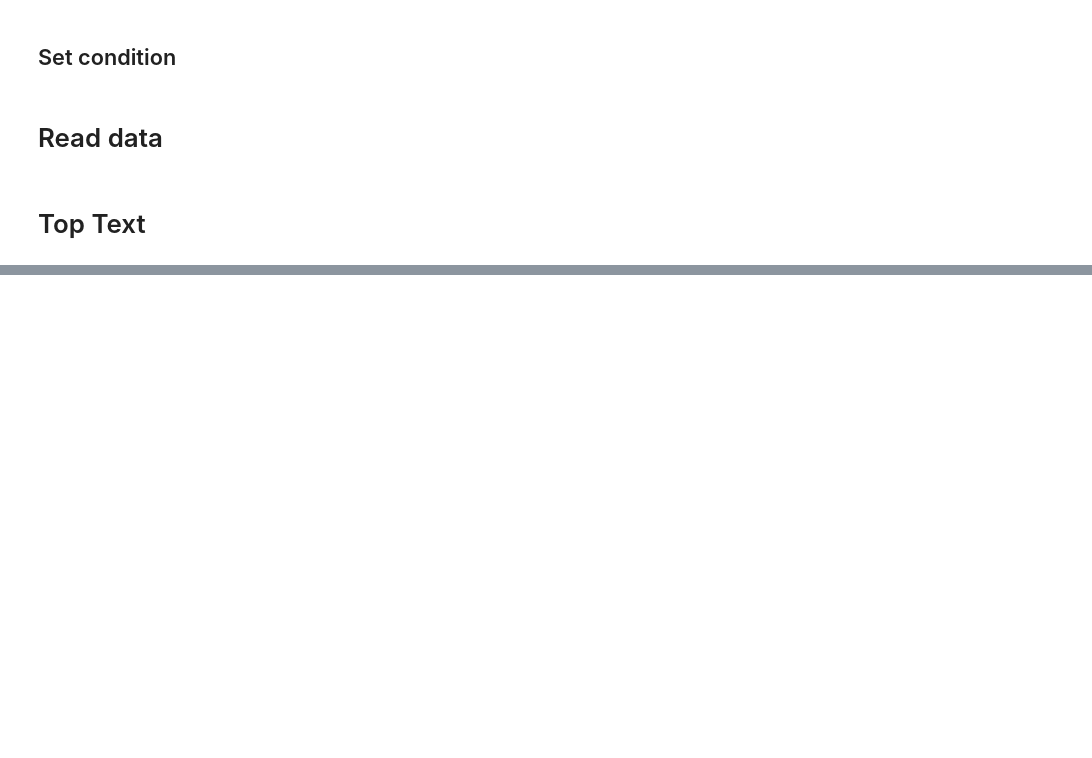
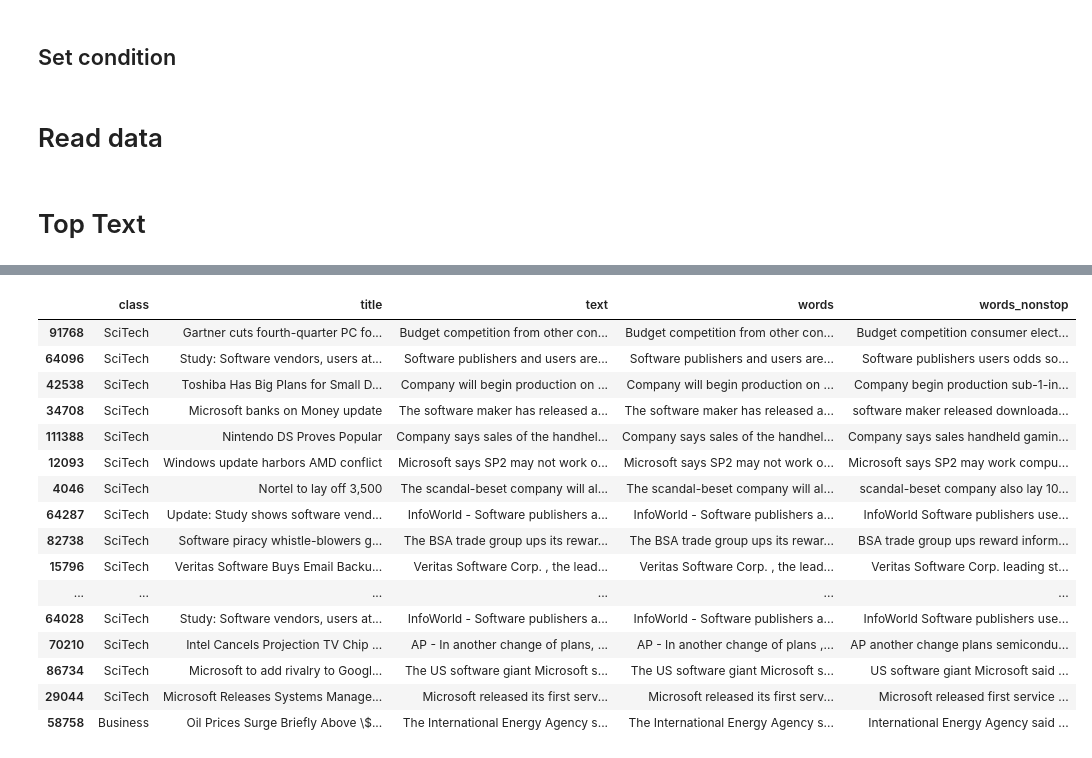
Before and after one commit to YuriNakayama/TextClassificationCode, a Jupyter notebook: Visualize/TopText/TopText.ipynb, the cells around one changed output, grey strips where cells are left out. Saved outputs shown, nothing was run; the diff lists cells and outputs as text; code cells hidden in the pictures; blank space fills up the shorter version.

```diff
--- a/Visualize/TopText/TopText.ipynb
+++ b/Visualize/TopText/TopText.ipynb
@@ -73,0 +119,20 @@ for class_num in range(class_nums):
+# %%
+df_locs["Business"]
+# %% [output]
+|  | class | title | text | words | words_nonstop |
+| 91768 | SciTech | Gartner cuts fourth-quarter PC fo... | Budget competition from other con... | Budget competition from other con... | Budget competition consumer elect... |
+| 64096 | SciTech | Study: Software vendors, users at... | Software publishers and users are... | Software publishers and users are... | Software publishers users odds so... |
+| 42538 | SciTech | Toshiba Has Big Plans for Small D... | Company will begin production on ... | Company will begin production on ... | Company begin production sub-1-in... |
+| 34708 | SciTech | Microsoft banks on Money update | The software maker has released a... | The software maker has released a... | software maker released downloada... |
+| 111388 | SciTech | Nintendo DS Proves Popular | Company says sales of the handhel... | Company says sales of the handhel... | Company says sales handheld gamin... |
+| 12093 | SciTech | Windows update harbors AMD conflict | Microsoft says SP2 may not work o... | Microsoft says SP2 may not work o... | Microsoft says SP2 may work compu... |
+| 4046 | SciTech | Nortel to lay off 3,500 | The scandal-beset company will al... | The scandal-beset company will al... | scandal-beset company also lay 10... |
+| 64287 | SciTech | Update: Study shows software vend... | InfoWorld - Software publishers a... | InfoWorld - Software publishers a... | InfoWorld Software publishers use... |
+| 82738 | SciTech | Software piracy whistle-blowers g... | The BSA trade group ups its rewar... | The BSA trade group ups its rewar... | BSA trade group ups reward inform... |
+| 15796 | SciTech | Veritas Software Buys Email Backu... | Veritas Software Corp. , the lead... | Veritas Software Corp. , the lead... | Veritas Software Corp. leading st... |
+| ... | ... | ... | ... | ... | ... |
+| 64028 | SciTech | Study: Software vendors, users at... | InfoWorld - Software publishers a... | InfoWorld - Software publishers a... | InfoWorld Software publishers use... |
+| 70210 | SciTech | Intel Cancels Projection TV Chip ... | AP - In another change of plans, ... | AP - In another change of plans ,... | AP another change plans semicondu... |
+| 86734 | SciTech | Microsoft to add rivalry to Googl... | The US software giant Microsoft s... | The US software giant Microsoft s... | US software giant Microsoft said ... |
+| 29044 | SciTech | Microsoft Releases Systems Manage... | Microsoft released its first serv... | Microsoft released its first serv... | Microsoft released first service ... |
+| 58758 | Business | Oil Prices Surge Briefly Above \$... | The International Energy Agency s... | The International Energy Agency s... | International Energy Agency said ... |
```
Also changed, not shown: parts of 22 cells of this notebook, 20 other files.
